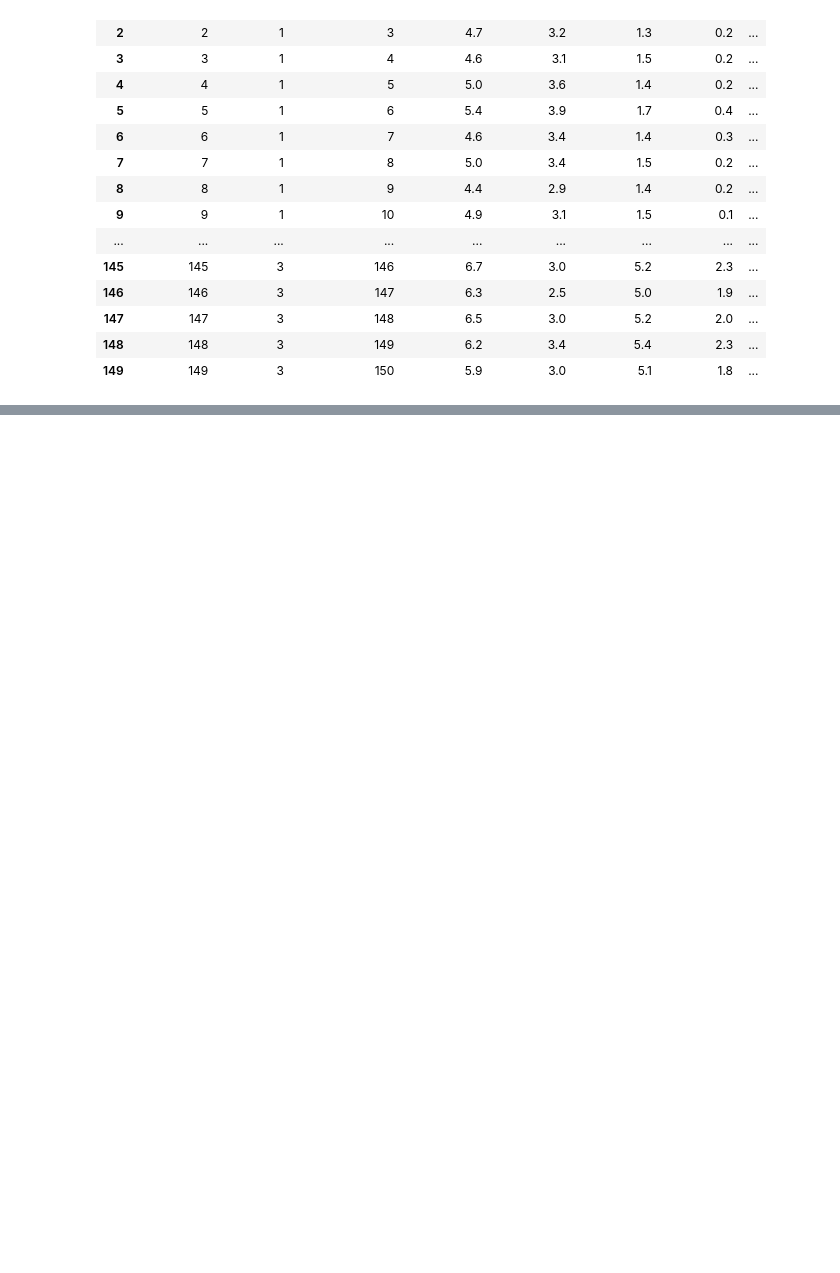
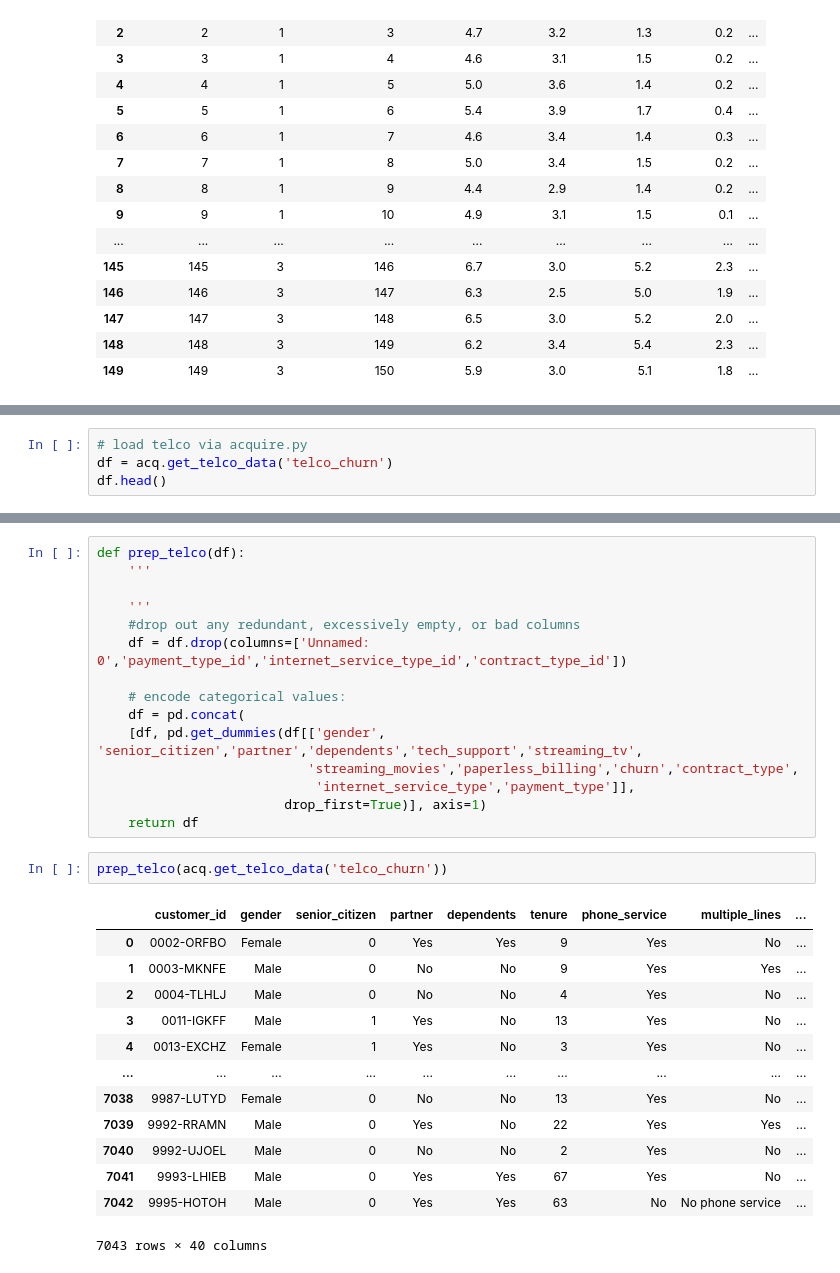
Before and after one commit to RichardAlcabes22/classification-exercises, a Jupyter notebook: classification_exercises.ipynb, the cells around one changed output, grey strips where cells are left out. Saved outputs shown, nothing was run; the diff lists cells and outputs as text; blank space fills up the shorter version.

```diff
--- a/classification_exercises.ipynb
+++ b/classification_exercises.ipynb
@@ -352,0 +523,4 @@ acq.get_telco_data('telco_churn')
+# %%
+# load telco via acquire.py
+df = acq.get_telco_data('telco_churn')
+df.head()
@@ -352,0 +535,31 @@ acq.get_telco_data('telco_churn')
+# %%
+def prep_telco(df):
+    '''
+
+    '''
+    #drop out any redundant, excessively empty, or bad columns
+    df = df.drop(columns=['Unnamed: 0','payment_type_id','internet_service_type_id','contract_type_id'])
+
+    # encode categorical values:
+    df = pd.concat(
+    [df, pd.get_dummies(df[['gender', 'senior_citizen','partner','dependents','tech_support','streaming_tv',
+                           'streaming_movies','paperless_billing','churn','contract_type',
+                            'internet_service_type','payment_type']],
+                        drop_first=True)], axis=1)
+    return df
+# %%
+prep_telco(acq.get_telco_data('telco_churn'))
+# %% [output]
+|  | customer_id | gender | senior_citizen | partner | dependents | tenure | phone_service | multiple_lines | ... |
+| 0 | 0002-ORFBO | Female | 0 | Yes | Yes | 9 | Yes | No | ... |
+| 1 | 0003-MKNFE | Male | 0 | No | No | 9 | Yes | Yes | ... |
+| 2 | 0004-TLHLJ | Male | 0 | No | No | 4 | Yes | No | ... |
+| 3 | 0011-IGKFF | Male | 1 | Yes | No | 13 | Yes | No | ... |
+| 4 | 0013-EXCHZ | Female | 1 | Yes | No | 3 | Yes | No | ... |
+| ... | ... | ... | ... | ... | ... | ... | ... | ... | ... |
+| 7038 | 9987-LUTYD | Female | 0 | No | No | 13 | Yes | No | ... |
+| 7039 | 9992-RRAMN | Male | 0 | Yes | No | 22 | Yes | Yes | ... |
+| 7040 | 9992-UJOEL | Male | 0 | No | No | 2 | Yes | No | ... |
+| 7041 | 9993-LHIEB | Male | 0 | Yes | Yes | 67 | Yes | No | ... |
+| 7042 | 9995-HOTOH | Male | 0 | Yes | Yes | 63 | No | No phone service | ... |
+7043 rows × 40 columns
```
Also changed, not shown: parts of 26 cells of this notebook, 2 other files.
